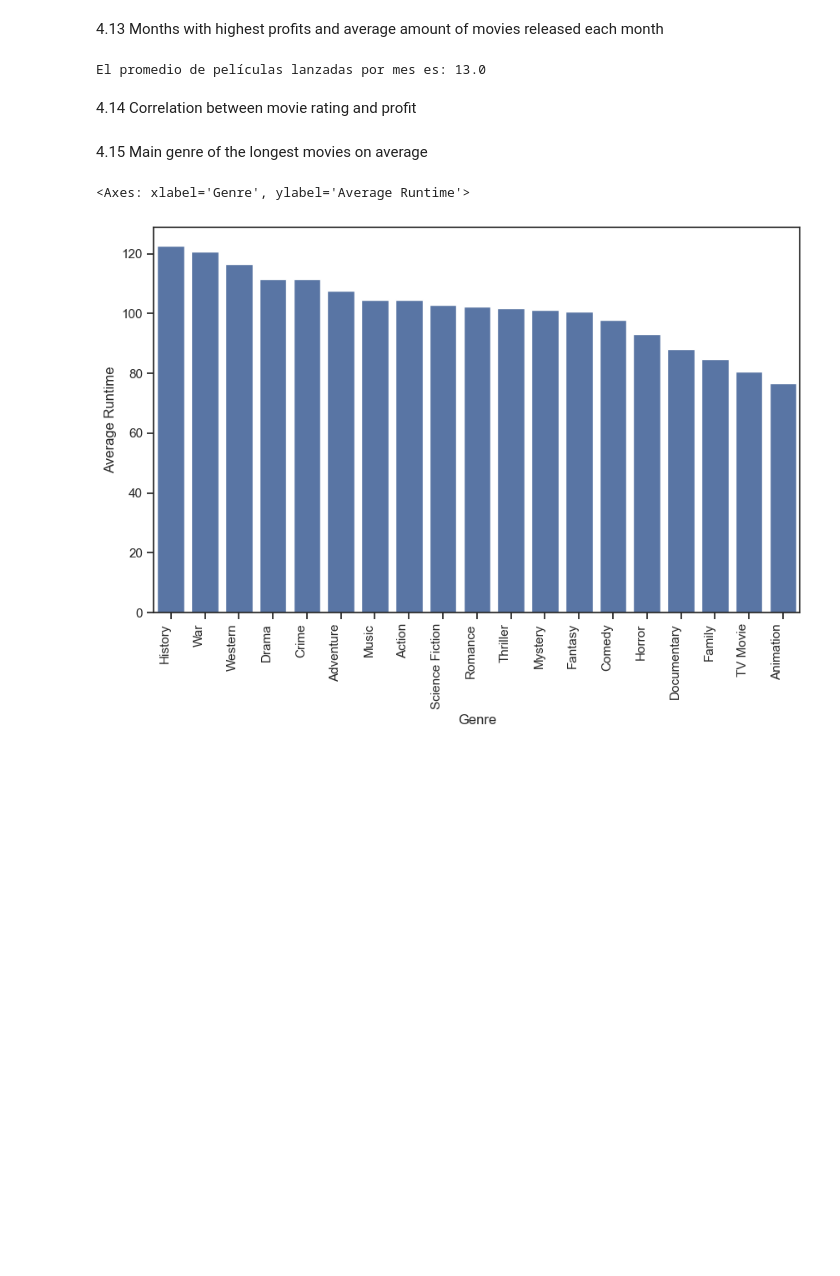
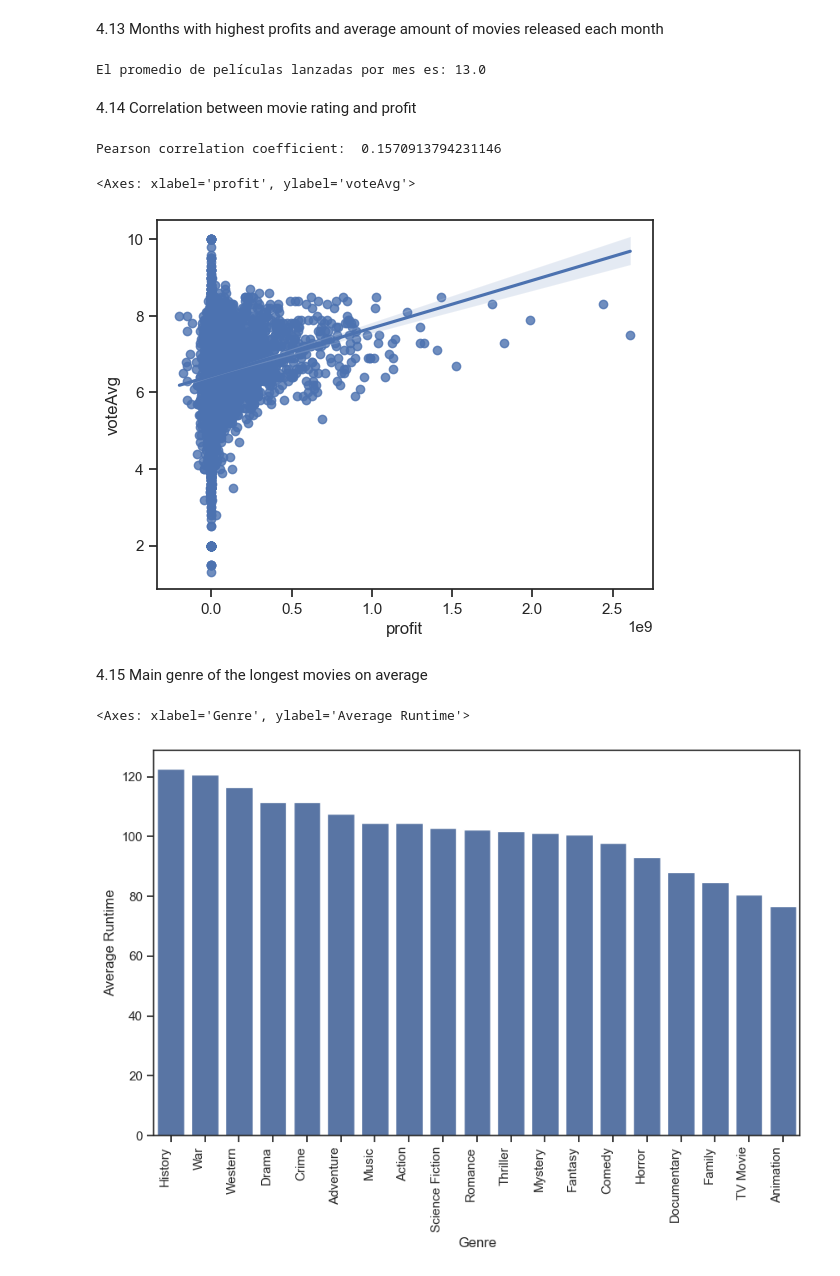
Before and after one commit to Andrea-gt/dm-hw-eda, a Jupyter notebook: answerSheet.ipynb, the cells around one changed output. Saved outputs shown, nothing was run; the diff lists cells and outputs as text; code cells hidden in the pictures; blank space fills up the shorter version.

Commit message:
feat: Correlation between movie rating and profit

```diff
--- a/answerSheet.ipynb
+++ b/answerSheet.ipynb
@@ -600,6 +600,18 @@ print(f'El promedio de películas lanzadas por mes es: {average_movies_per_month
 El promedio de películas lanzadas por mes es: 13.0
 # %% [markdown]
 4.14 Correlation between movie rating and profit
+# %%
+movies_df['profit'] = movies_df['revenue'] - movies_df['budget']
+
+# Calculate correlation
+correlation = movies_df['profit'].corr(movies_df['voteAvg'], method='pearson')
+print("Pearson correlation coefficient: ", correlation)
+
+sns.regplot(movies_df[['profit', 'voteAvg']], x="profit", y="voteAvg")
+# %% [output]
+Pearson correlation coefficient:  0.1570913794231146
+<Axes: xlabel='profit', ylabel='voteAvg'>
+[figure, added]
 # %% [markdown]
 4.15 Main genre of the longest movies on average
 # %%
```
